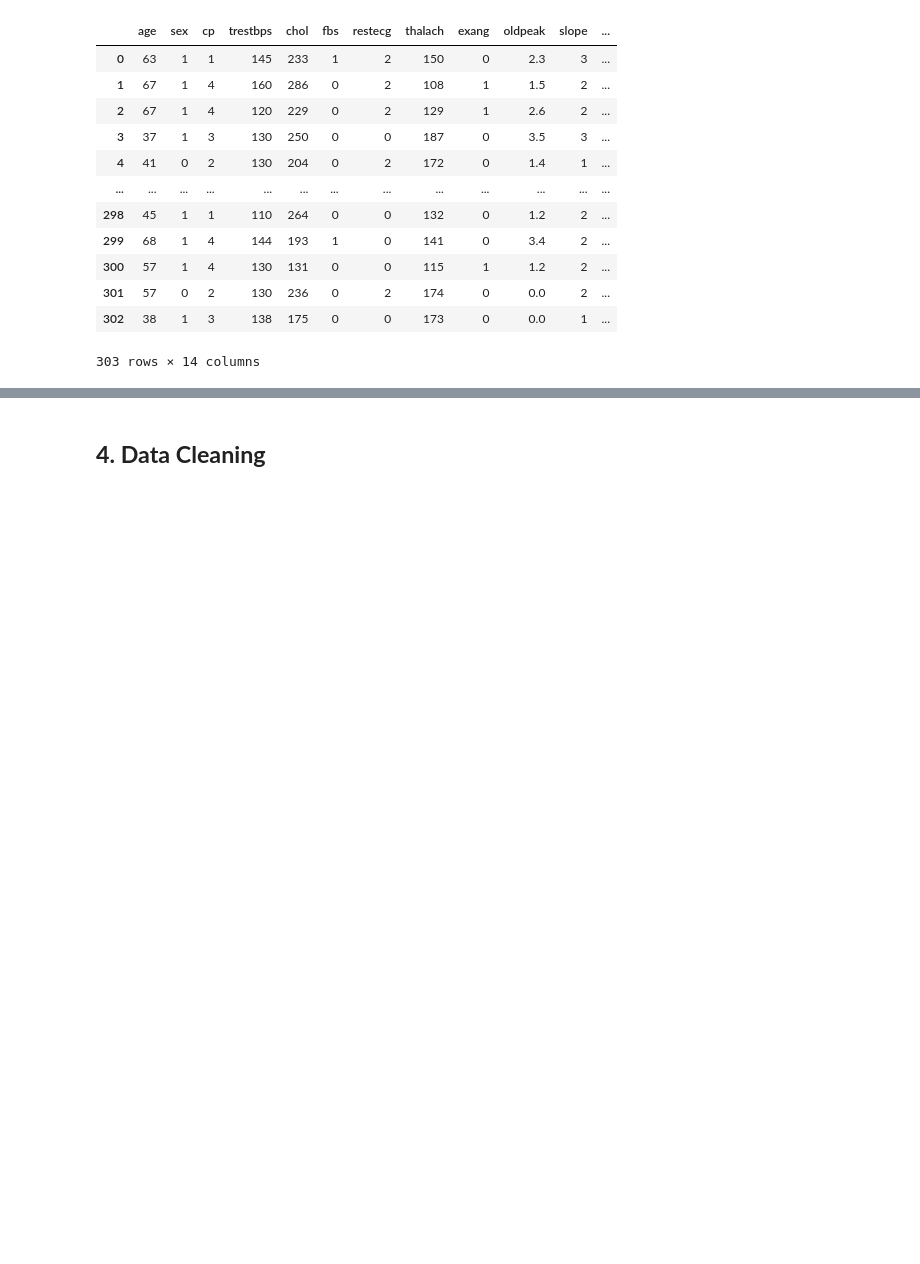
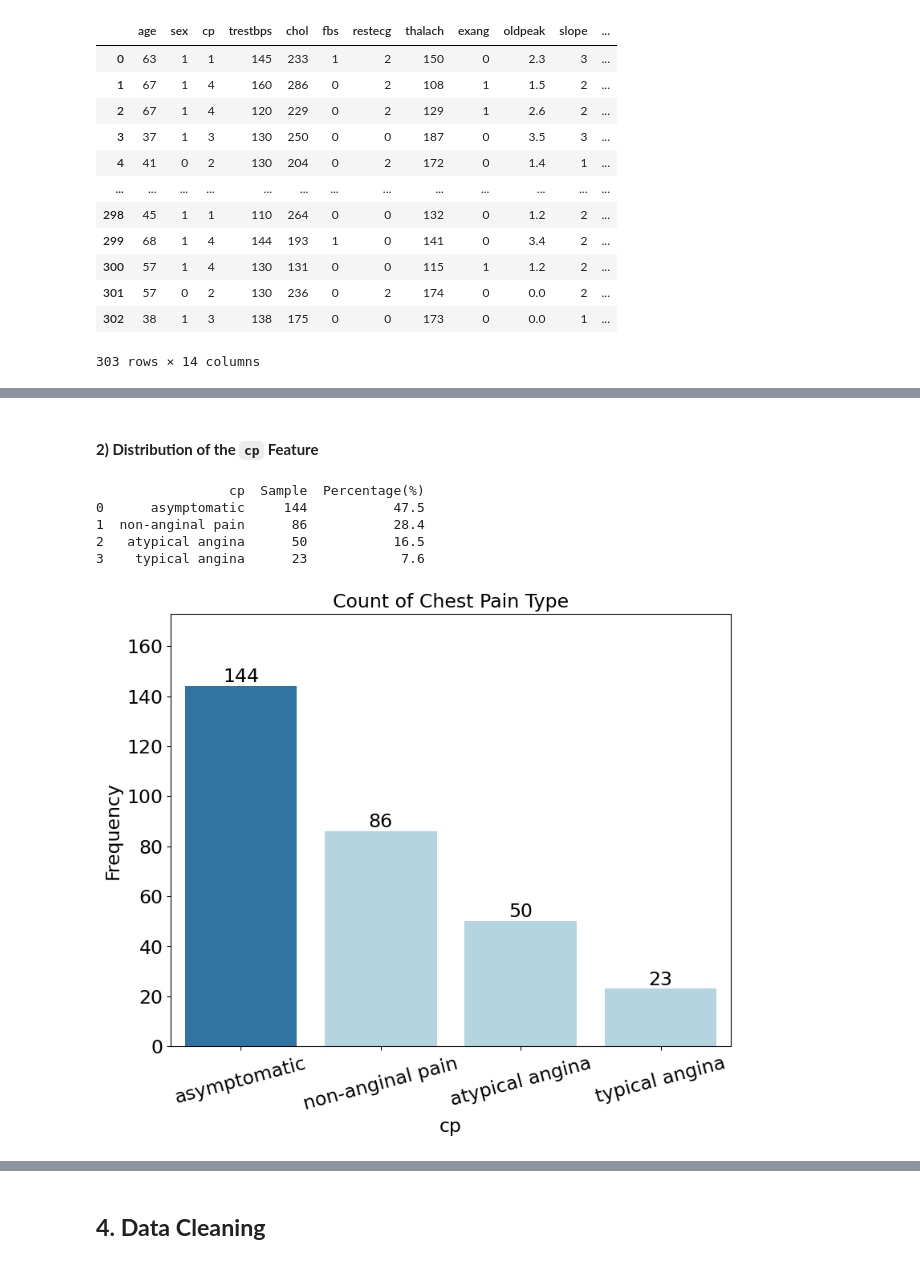
Before and after one commit to azhar-anas/sel-nnml-heart-disease-prediction, a Jupyter notebook: notebooks/1.2_ds2_data_preprocessing.ipynb, the cells around one changed output, grey strips where cells are left out. Drawn from its saved outputs; the diff is of its cells as text; code cells hidden in the pictures; blank space fills up the shorter version.

```diff
--- a/notebooks/1.2_ds2_data_preprocessing.ipynb
+++ b/notebooks/1.2_ds2_data_preprocessing.ipynb
@@ -124,0 +294,34 @@ plt.show()
+# %% [markdown]
+#### **2) Distribution of the `cp` Feature**
+# %%
+# categorical_features = ['sex', 'cp', 'fbs', 'restecg', 'exang', 'slope', 'ca', 'thal', 'num']
+# 'cp': {1: 'typical angina', 2: 'atypical angina', 3: 'non-anginal pain', 4: 'asymptomatic'}
+
+feature = categorical_features[1]
+summary_df = df_eda[feature].value_counts().rename_axis(feature).reset_index(name='Sample')
+summary_df['Percentage(%)'] = (summary_df['Sample'] / len(df_eda) * 100).round(1)
+print(summary_df)
+
+plt.figure(figsize=(9, 7))
+plt.title(f'Count of Chest Pain Type', fontsize=17)
+ax = sns.countplot(data=df_eda, x=feature, hue=feature, order=summary_df[feature], palette={'typical angina': 'lightblue', 'atypical angina': 'lightblue', 'non-anginal pain': 'lightblue', 'asymptomatic': 'tab:blue'}, dodge=False, legend=False)
+ax.set_xlabel(feature, fontsize=17)
+ax.set_ylabel('Frequency', fontsize=17)
+ax.tick_params(axis='x', labelsize=17)
+ax.tick_params(axis='y', labelsize=17)
+ax.set_ylim(0, df_eda[feature].value_counts().max() * 1.2)
+
+for p in ax.patches:
+    if p.get_height() > 0:
+        ax.annotate(f'{int(p.get_height())}',
+                    (p.get_x() + p.get_width() / 2., p.get_height()),
+                    ha='center', va='bottom', fontsize=17)
+plt.xticks(rotation=15)
+plt.show()
+# %% [output]
+                 cp  Sample  Percentage(%)
+0      asymptomatic     144           47.5
+1  non-anginal pain      86           28.4
+2   atypical angina      50           16.5
+3    typical angina      23            7.6
+[figure, added]
```
Also changed, not shown: parts of 82 cells of this notebook, 1 other file.
